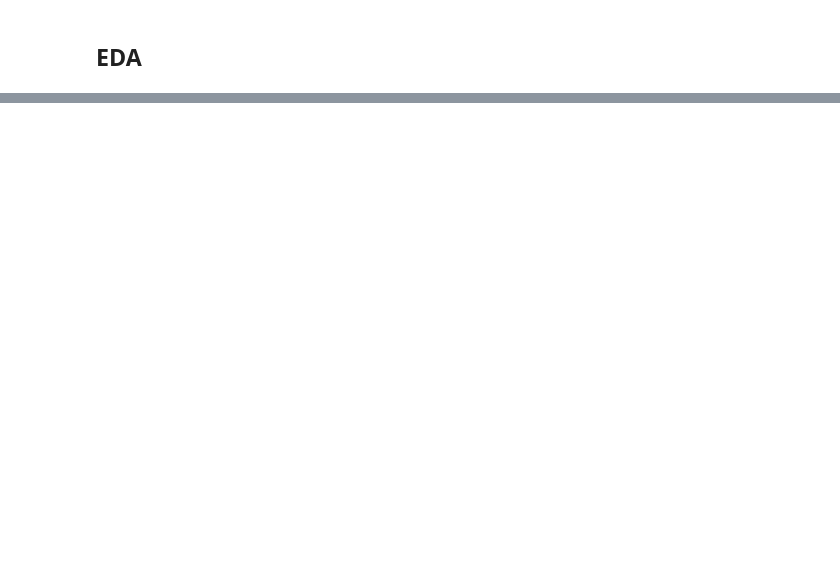
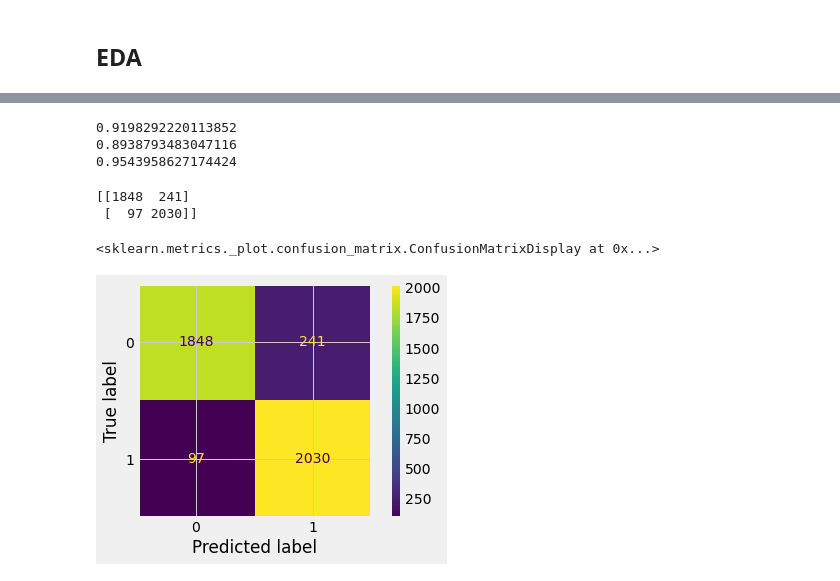
Before and after one commit to maneaterrbug/league_logistic_regression, a Jupyter notebook: code/eda_code.ipynb, the cells around one changed output, grey strips where cells are left out. Drawn from its saved outputs; the diff is of its cells as text; code cells hidden in the pictures; blank space fills up the shorter version.

```diff
--- a/code/eda_code.ipynb
+++ b/code/eda_code.ipynb
@@ -22,0 +78,3 @@ df['kda'] = (df.kills + df.assists)/df.deaths
+# %%
+col_lst = ['kda','top','jng','mid','bot','sup','side_bool','result','csdiffat15','killsat15','assistsat15','deathsat15','golddiffat15']
+df_plot = df_agg[col_lst].dropna()
@@ -22,0 +85,9 @@ df['kda'] = (df.kills + df.assists)/df.deaths
+# %%
+X_train, X_test, y_train, y_test = train_test_split(df_plot.drop(columns = 'result'), df_plot['result'],
+                                                    test_size = 0.2, random_state=42)
+
+train_df = X_train.copy()
+train_df['result'] = y_train
+# %%
+lr = LogisticRegression()
+lr.fit(X_train, y_train)
@@ -22,0 +103,18 @@ df['kda'] = (df.kills + df.assists)/df.deaths
+# %%
+y_pred = lr.predict(X_test)
+# %%
+print(accuracy_score(y_test, y_pred))
+print(precision_score(y_test, y_pred))
+print(recall_score(y_test, y_pred))
+# %% [output]
+0.9198292220113852
+0.8938793483047116
+0.9543958627174424
+# %%
+print(confusion_matrix(y_test,y_pred))
+plot_confusion_matrix(lr, X_test, y_test)
+# %% [output]
+[[1848  241]
+ [  97 2030]]
+<sklearn.metrics._plot.confusion_matrix.ConfusionMatrixDisplay at 0x...>
+[figure, added]
```
Also changed, not shown: parts of 17 cells of this notebook, 5 other files.
